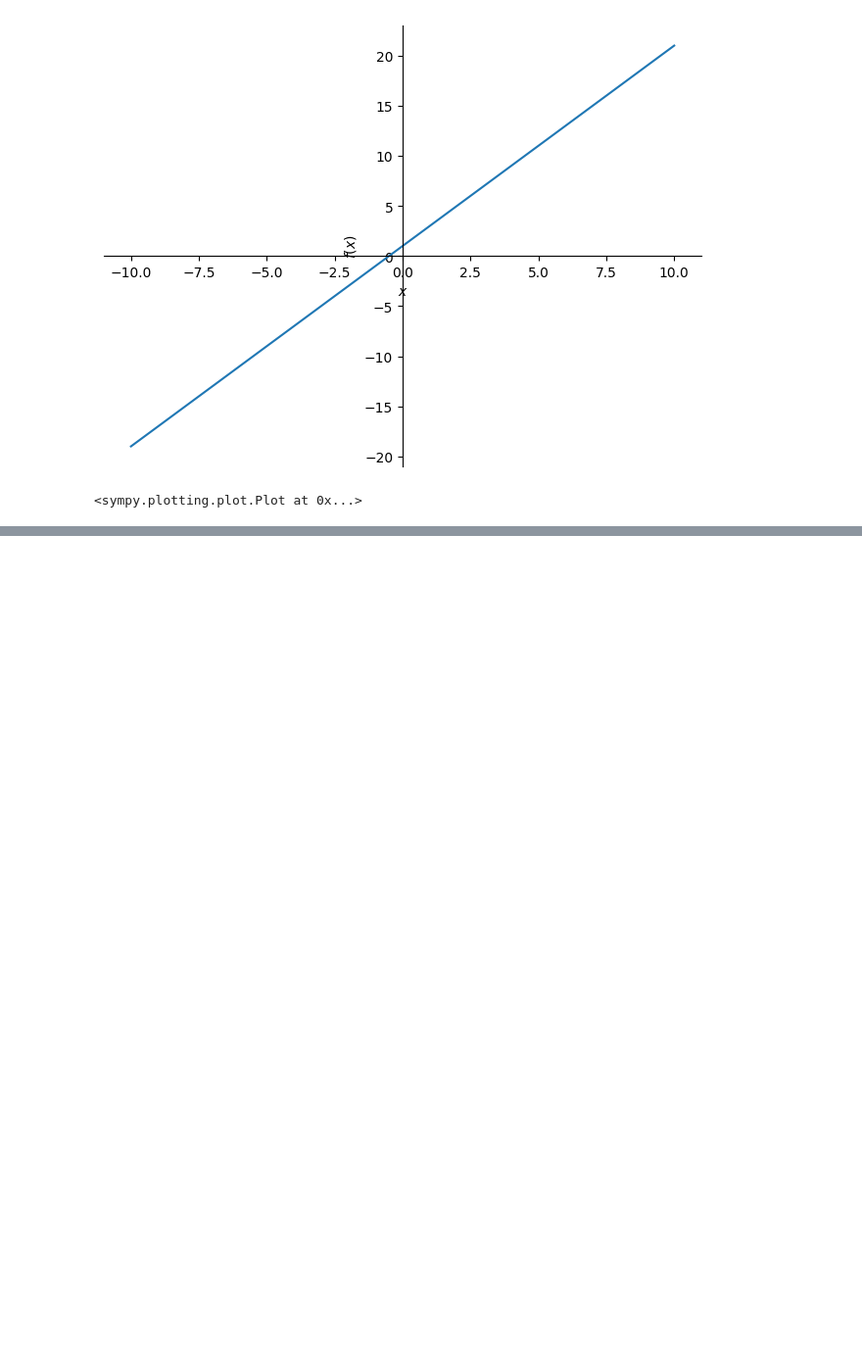
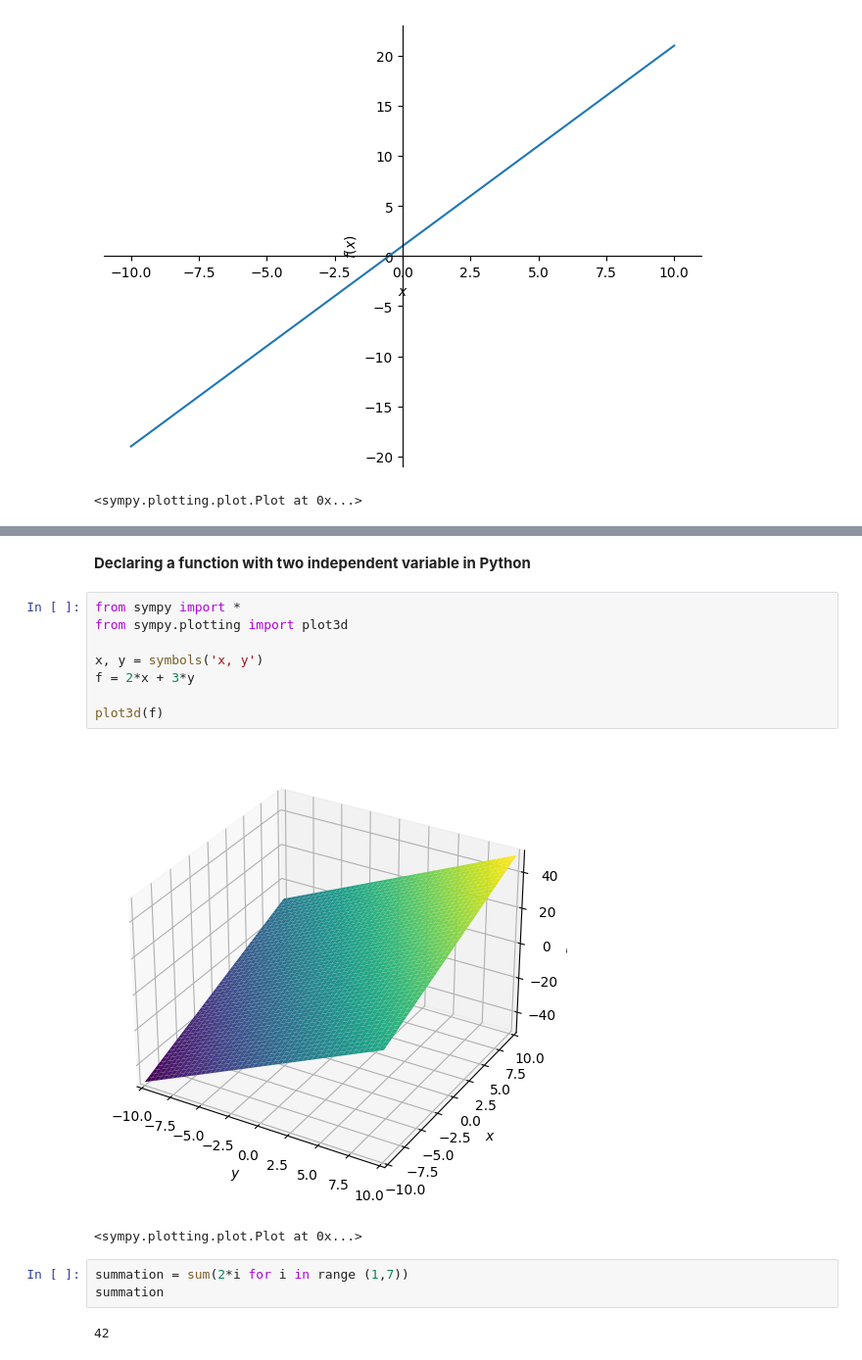
Before and after one commit to RheedWhan/Essential_Math_for_DS, a Jupyter notebook: Essential_Math_for_Data_Science.ipynb, the cells around one changed output, grey strips where cells are left out. Shown: that part at 98% size. Saved outputs shown, nothing was run; the diff lists cells and outputs as text; blank space fills up the shorter version.

```diff
--- a/Essential_Math_for_Data_Science.ipynb
+++ b/Essential_Math_for_Data_Science.ipynb
@@ -27,0 +81,18 @@ plot(y)
+# %% [markdown]
+**Declaring a function with two independent variable in Python**
+# %%
+from sympy import *
+from sympy.plotting import plot3d
+
+x, y = symbols('x, y')
+f = 2*x + 3*y
+
+plot3d(f)
+# %% [output]
+[figure, added]
+<sympy.plotting.plot.Plot at 0x...>
+# %%
+summation = sum(2*i for i in range (1,7))
+summation
+# %% [output]
+42
```
Also changed, not shown: parts of 7 cells of this notebook.
